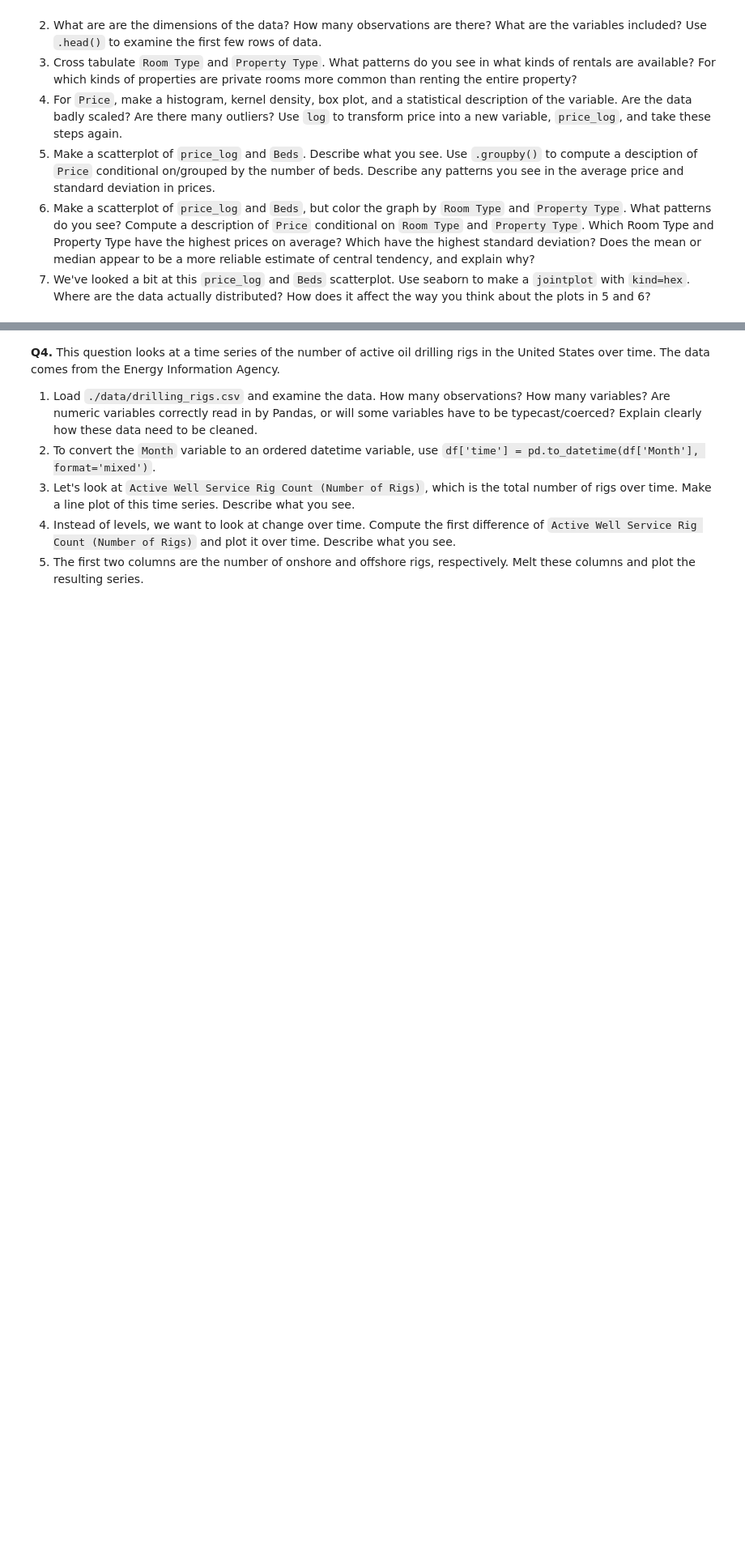
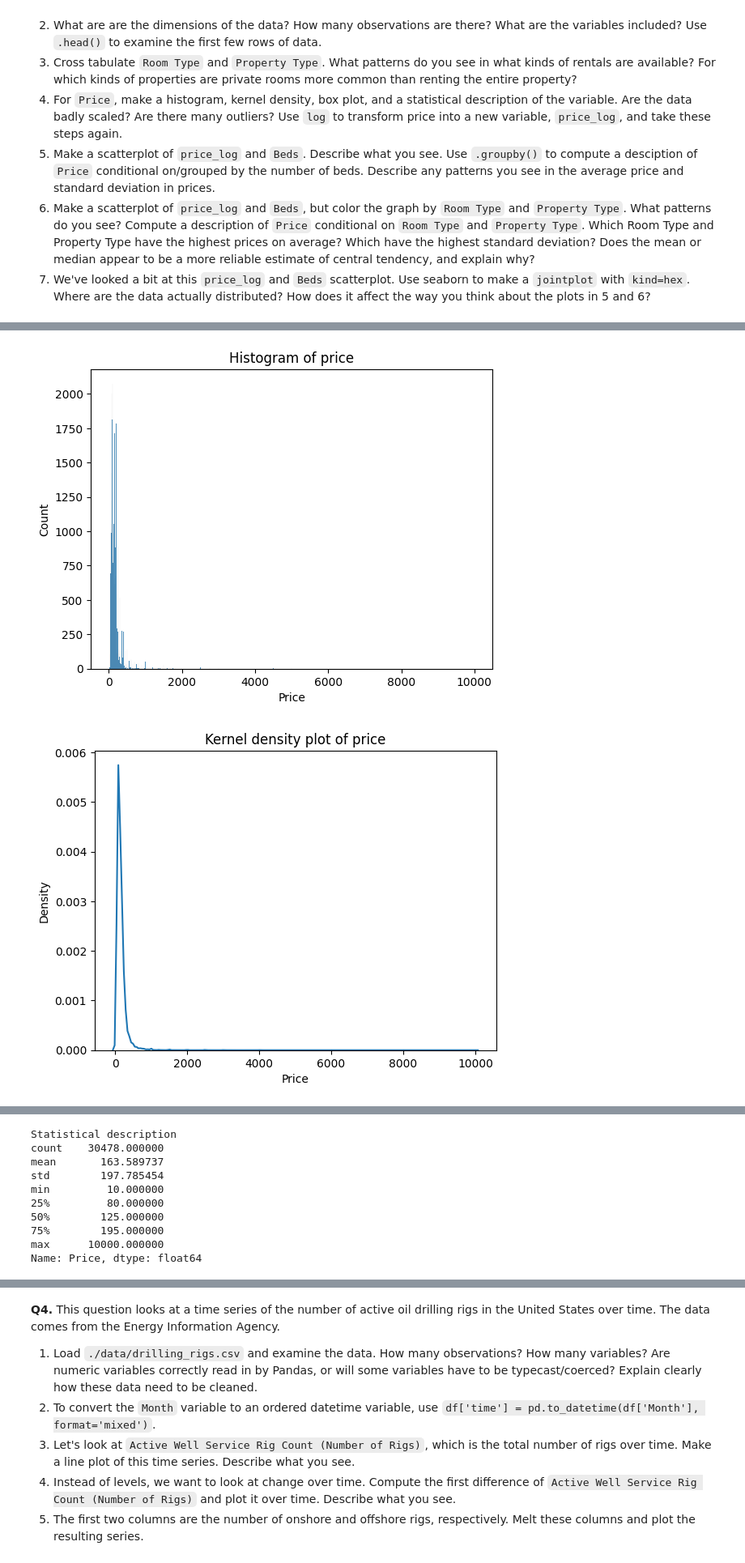
Before and after one commit to hasitanalluri/EDA, a Jupyter notebook: assignment/assignment.ipynb, the cells around one changed output, grey strips where cells are left out. Shown at 81% size. Saved outputs shown, nothing was run; the diff lists cells and outputs as text; code cells hidden in the pictures; blank space fills up the shorter version.

```diff
--- a/assignment/assignment.ipynb
+++ b/assignment/assignment.ipynb
@@ -200,3 +200,8 @@ The Qatar Foundation provides the most money in total.
   5. Make a scatterplot of `price_log` and `Beds`. Describe what you see. Use `.groupby()` to compute a desciption of `Price` conditional on/grouped by the number of beds. Describe any patterns you see in the average price and standard deviation in prices.
   6. Make a scatterplot of `price_log` and `Beds`, but color the graph by `Room Type` and `Property Type`. What patterns do you see? Compute a description of `Price` conditional on `Room Type` and `Property Type`. Which Room Type and Property Type have the highest prices on average? Which have the highest standard deviation? Does the mean or median appear to be a more reliable estimate of central tendency, and explain why?
   7. We've looked a bit at this `price_log` and `Beds` scatterplot. Use seaborn to make a `jointplot` with `kind=hex`. Where are the data actually distributed? How does it affect the way you think about the plots in 5 and 6?
+# %%
+# 1
+# Load the `./data/airbnb_hw.csv` data with Pandas.
+# This provides a dataset of AirBnB rental properties for New York City.
+airbnb = pd.read_csv("/content/EDA/assignment/data/airbnb_hw.csv")
@@ -202,0 +253,28 @@ The Qatar Foundation provides the most money in total.
+# %%
+# 4
+# For `Price`, make a histogram, kernel density, box plot, and a statistical description of the variable.
+airbnb["Price"].describe() # Being read as an object, need to change
+airbnb['Price'] = pd.to_numeric(airbnb['Price'], errors='coerce') # Coerce the Price variable to numeric
+airbnb["Price"].describe() # Now being read as number
+sns.histplot(airbnb["Price"])
+plt.title("Histogram of price")
+plt.show()
+
+print("\n")
+sns.kdeplot(airbnb["Price"])
+plt.title("Kernel density plot of price")
+plt.show()
+
+print("\n")
+sns.boxplot(airbnb["Price"])
+plt.title("Box plot of price")
+plt.show()
+
+print("\n")
+print("Statistical description")
+print(airbnb["Price"].describe())
+
+# Are the data badly scaled? Are there many outliers?
+# %% [output]
+[figure, added]
+[figure, added]
@@ -202,0 +282,10 @@ The Qatar Foundation provides the most money in total.
+Statistical description
+count    30478.000000
+mean       163.589737
+std        197.785454
+min         10.000000
+25%         80.000000
+50%        125.000000
+75%        195.000000
+max      10000.000000
+Name: Price, dtype: float64
```
Also changed, not shown: parts of 10 cells of this notebook.
